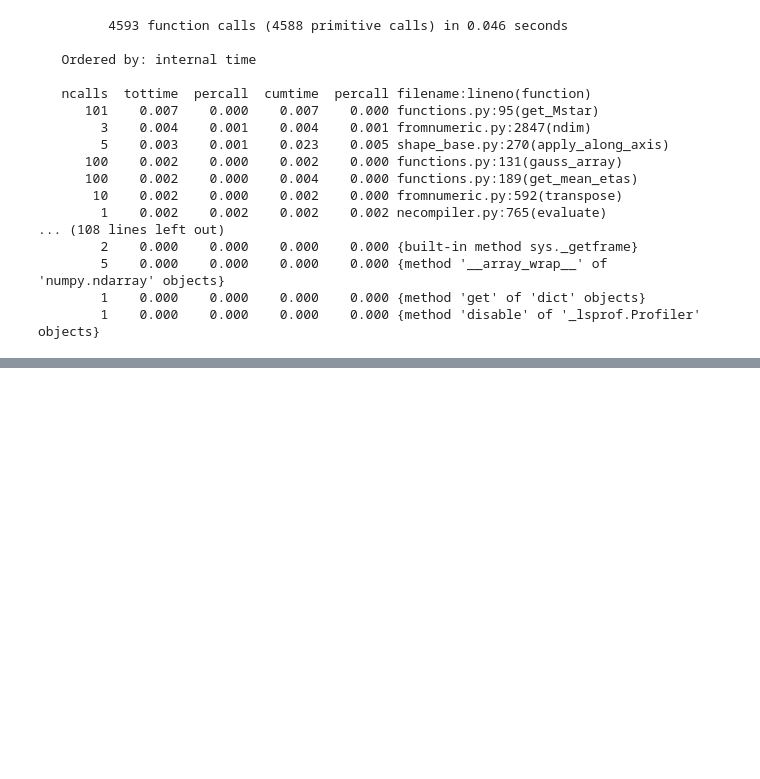
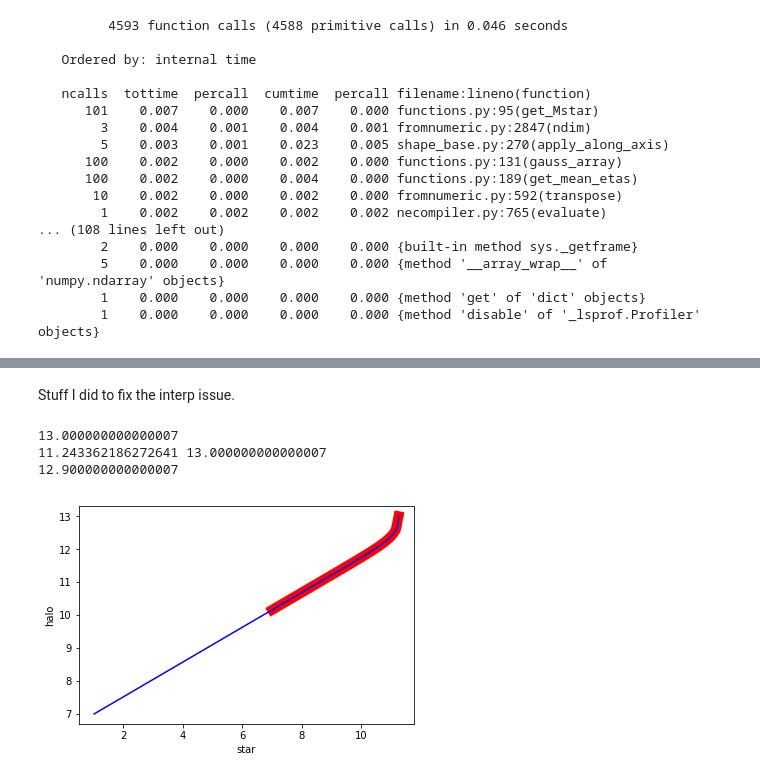
Before and after one commit to megantillman/get_QLF, a Jupyter notebook: get_QLF_notebook.ipynb, the cells around one changed output, grey strips where cells are left out. Cells and saved outputs as stored; diff of their text form; code cells hidden in the pictures; blank space fills up the shorter version.

Commit message:
some code where i worked on the interp issue at high z

```diff
--- a/get_QLF_notebook.ipynb
+++ b/get_QLF_notebook.ipynb
@@ -133,0 +134,44 @@ Text(0,0.5,'$\\log \\Phi (Mpc^{-3} mag^{-1})$')
+# %% [markdown]
+Stuff I did to fix the interp issue.
+# %%
+z = 5.
+bin_num = 20
+Lum = [5,16]
+Stell = [7,12]
+
+qlf = QLF(z, bin_num)
+
+
+max_halo = 15
+mhalo = np.linspace(7,max_halo,50)
+mstar_h = qlf.get_Mstar(mhalo)
+
+plt.xlabel('star')
+plt.ylabel('halo')
+stop = np.argmin(sorted(mstar_h) == mstar_h)
+while stop != 0:
+    max_halo -= .1
+    mhalo = np.linspace(7,max_halo,50)
+    mstar_h = qlf.get_Mstar(mhalo)
+    stop = np.argmin(sorted(mstar_h) == mstar_h)
+
+
+max_stell = qlf.get_Mstar(max_halo)
+mstar = np.linspace(7,max_stell,50)
+mhalo_s = np.interp(mstar, mstar_h, mhalo)
+
+plt.plot(mstar, mhalo_s, c='r',linewidth=10)
+plt.plot(mstar_h, mhalo, c = 'b')
+print(max_stell, max_halo)
+
+slopes = qlf.get_slope(mhalo)
+while slopes[-1] < 0:
+    max_halo -= .1
+    mhalo = np.linspace(7,max_halo,50)
+    slopes = qlf.get_slope(mhalo)
+print(max_halo)
+# %% [output]
+13.000000000000007
+11.243362186272641 13.000000000000007
+12.900000000000007
+[figure, added]
```
Also changed, not shown: parts of 7 cells of this notebook.
